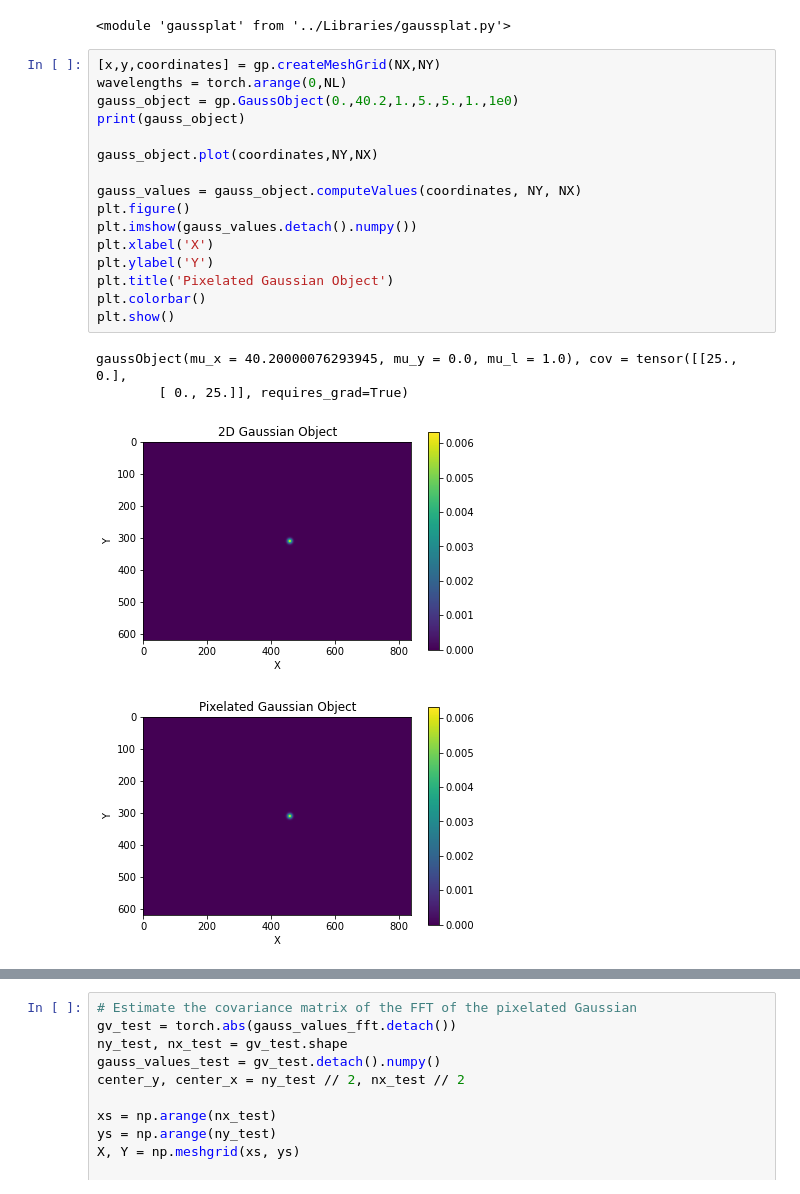
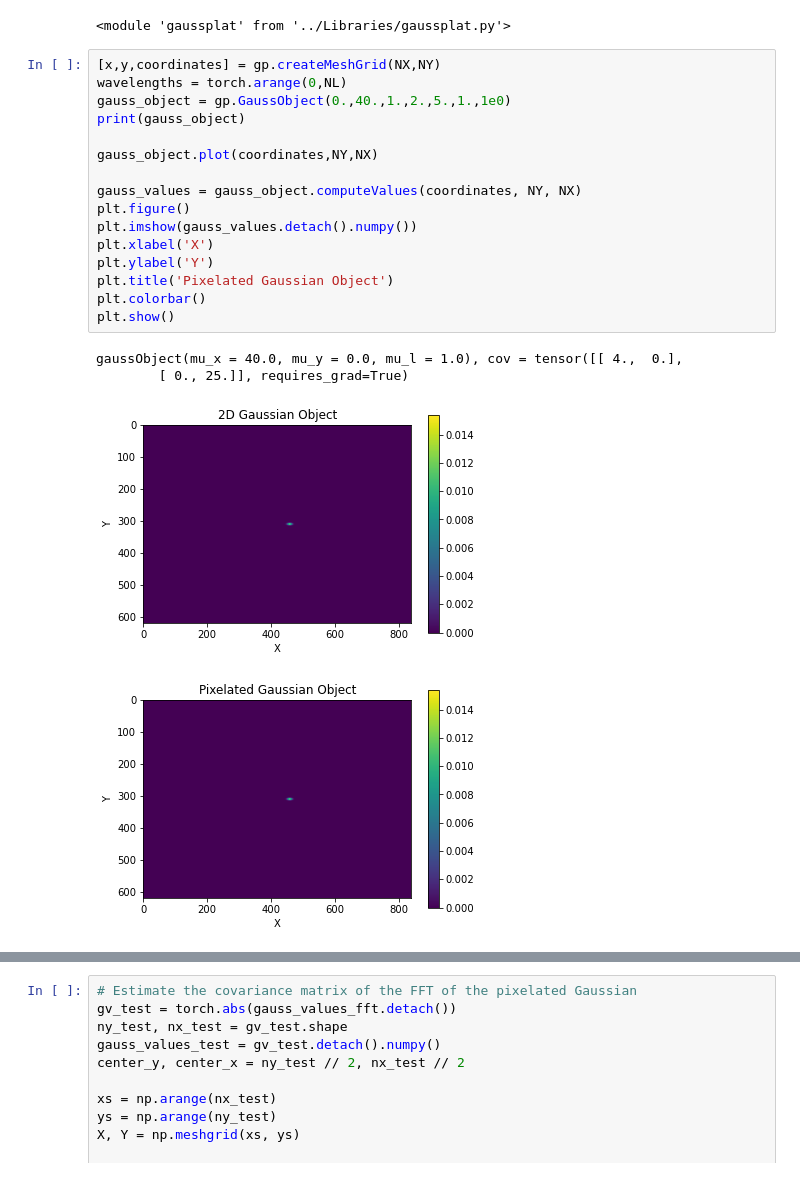
Before and after one commit to neerja/spectralmicroscope_gaussiansplatting, a Jupyter notebook: GaussSplatting/point_localization_debugging.ipynb, the cells around one changed output, grey strips where cells are left out. Cells and saved outputs as stored; diff of their text form.

```diff
--- a/GaussSplatting/point_localization_debugging.ipynb
+++ b/GaussSplatting/point_localization_debugging.ipynb
@@ -124,22 +128,22 @@ importlib.reload(gp)
 # %%
 [x,y,coordinates] = gp.createMeshGrid(NX,NY)
 wavelengths = torch.arange(0,NL)
-gauss_object = gp.GaussObject(0.,40.2,1.,5.,5.,1.,1e0)
+gauss_object = gp.GaussObject(0.,40.,1.,2.,5.,1.,1e0)
 print(gauss_object)
 
 gauss_object.plot(coordinates,NY,NX)
 
 gauss_values = gauss_object.computeValues(coordinates, NY, NX)
 plt.figure()
 plt.imshow(gauss_values.detach().numpy())
 plt.xlabel('X')
 plt.ylabel('Y')
 plt.title('Pixelated Gaussian Object')
 plt.colorbar()
 plt.show()
 # %% [output]
-gaussObject(mu_x = 40.20000076293945, mu_y = 0.0, mu_l = 1.0), cov = tensor([[25.,  0.],
+gaussObject(mu_x = 40.0, mu_y = 0.0, mu_l = 1.0), cov = tensor([[ 4.,  0.],
         [ 0., 25.]], requires_grad=True)
-[figure, old version]
+[figure, new version]
-[figure, old version]
+[figure, new version]
 # %%
```
Also changed, not shown: parts of 2 cells of this notebook, 2 other files.
